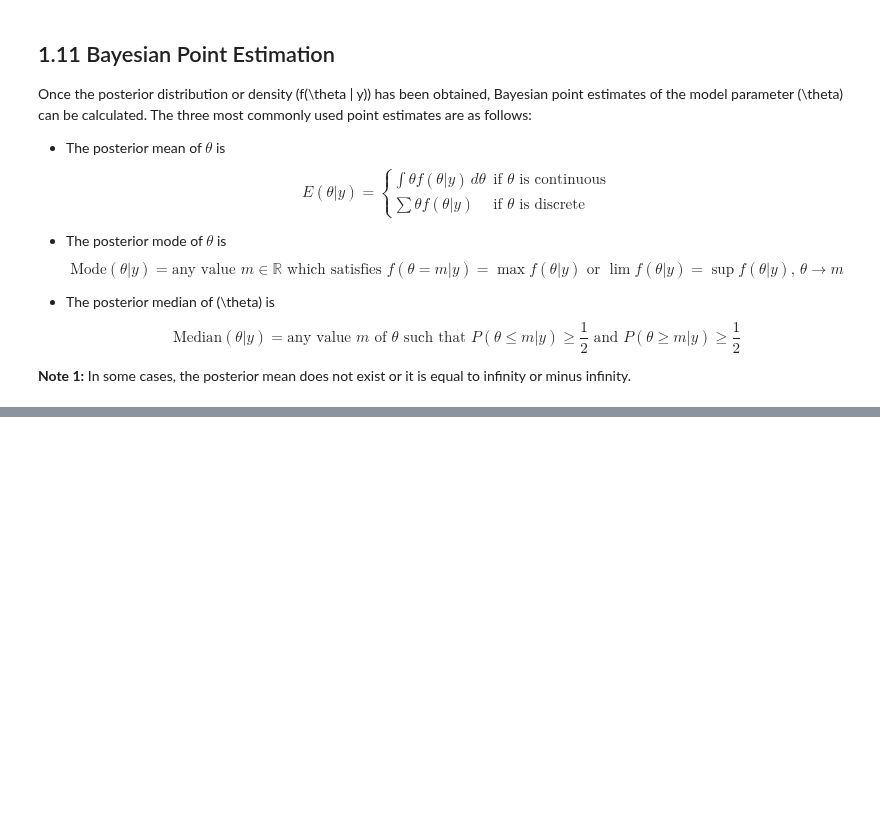
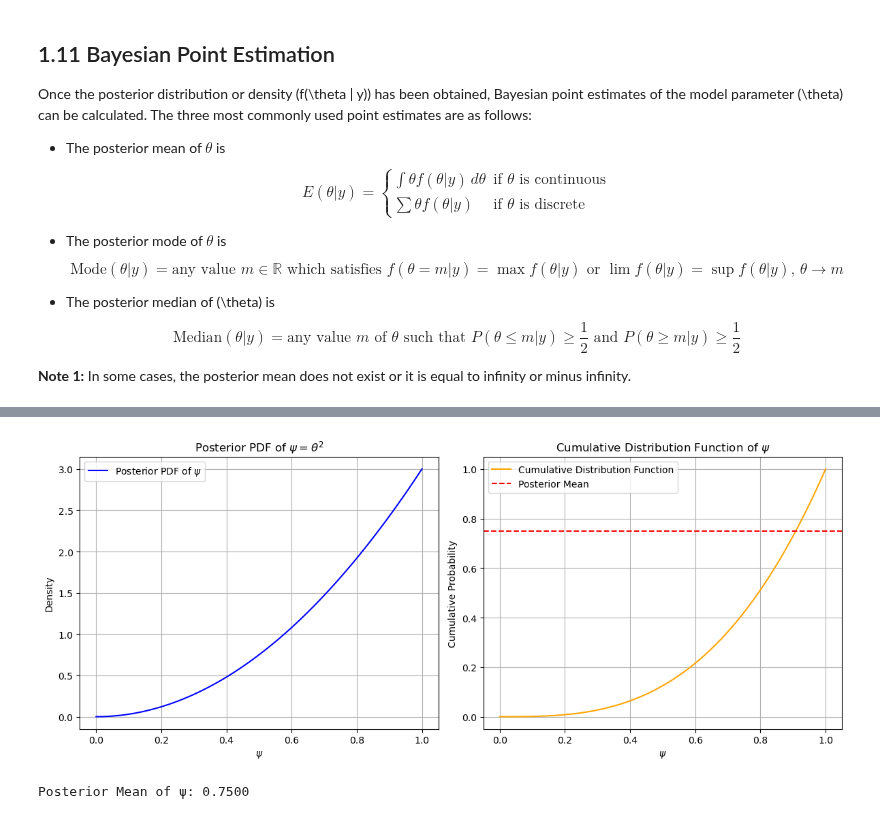
Before and after one commit to rocky115/DeepMythomatics, a Jupyter notebook: Sampling/Chapter-1/Saauntibaa_Saalo-2.ipynb, the cells around one changed output, grey strips where cells are left out. Cells and saved outputs as stored; diff of their text form; code cells hidden in the pictures; blank space fills up the shorter version.

```diff
--- a/Sampling/Chapter-1/Saauntibaa_Saalo-2.ipynb
+++ b/Sampling/Chapter-1/Saauntibaa_Saalo-2.ipynb
@@ -448,0 +1051,68 @@ $$
+# %%
+import numpy as np
+import matplotlib.pyplot as plt
+from scipy.integrate import quad
+
+# Parameters
+n = 5  # number of trials
+y = 5  # number of successes
+alpha = 1
+beta = 1
+
+# Posterior parameters for theta | y
+a = alpha + y
+b = beta + n - y
+
+# Posterior PDF of theta
+def pdf_theta(theta):
+    return a * theta**(a - 1) * (1 - theta)**(b - 1)
+
+# Posterior PDF of psi
+def pdf_psi(psi):
+    return 3 * psi**2  # since ψ = θ^2
+
+# Calculate posterior mean of psi
+def mean_psi():
+    return quad(lambda psi: psi * pdf_psi(psi), 0, 1)[0]
+
+# Calculate cumulative distribution function (CDF) of psi
+def cdf_psi(psi):
+    return quad(pdf_psi, 0, psi)[0]
+
+# Generate values for psi
+psi_values = np.linspace(0, 1, 100)
+pdf_values = pdf_psi(psi_values)
+cdf_values = [cdf_psi(p) for p in psi_values]
+
+# Calculate the posterior mean
+posterior_mean = mean_psi()
+
+# Plotting the results
+plt.figure(figsize=(12, 5))
+
+# PDF plot
+plt.subplot(1, 2, 1)
+plt.plot(psi_values, pdf_values, label='Posterior PDF of $\psi$', color='blue')
+plt.title('Posterior PDF of $\psi = \\theta^2$')
+plt.xlabel('$\\psi$')
+plt.ylabel('Density')
+plt.grid()
+plt.legend()
+
+# CDF plot
+plt.subplot(1, 2, 2)
+plt.plot(psi_values, cdf_values, label='Cumulative Distribution Function', color='orange')
+plt.axhline(y=posterior_mean, color='red', linestyle='--', label='Posterior Mean')
+plt.title('Cumulative Distribution Function of $\psi$')
+plt.xlabel('$\\psi$')
+plt.ylabel('Cumulative Probability')
+plt.grid()
+plt.legend()
+
+plt.tight_layout()
+plt.show()
+
+print(f"Posterior Mean of ψ: {posterior_mean:.4f}")
+# %% [output]
+[figure, added]
+Posterior Mean of ψ: 0.7500
```
Also changed, not shown: parts of 12 cells of this notebook, 1 other file.
